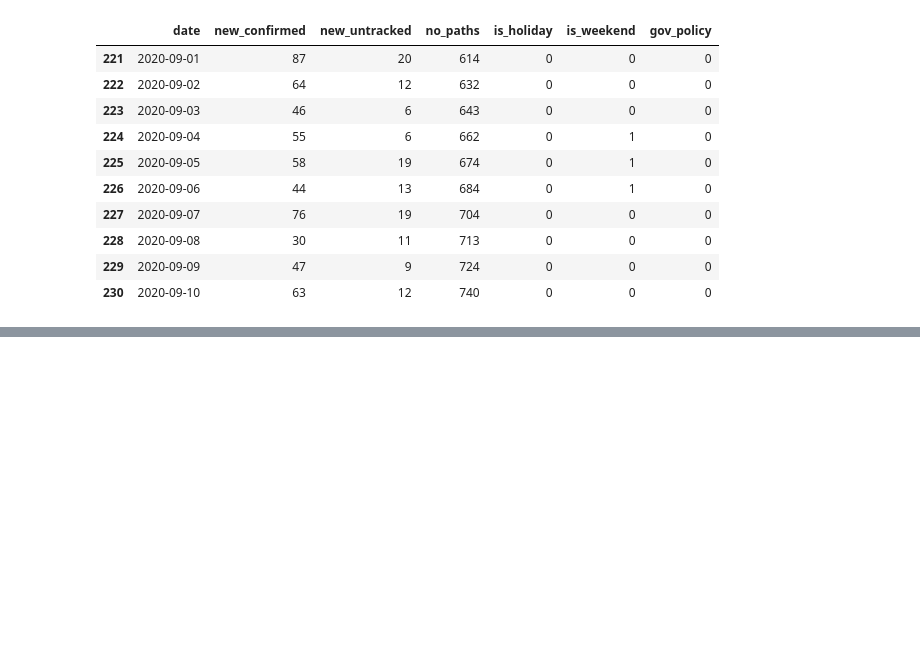
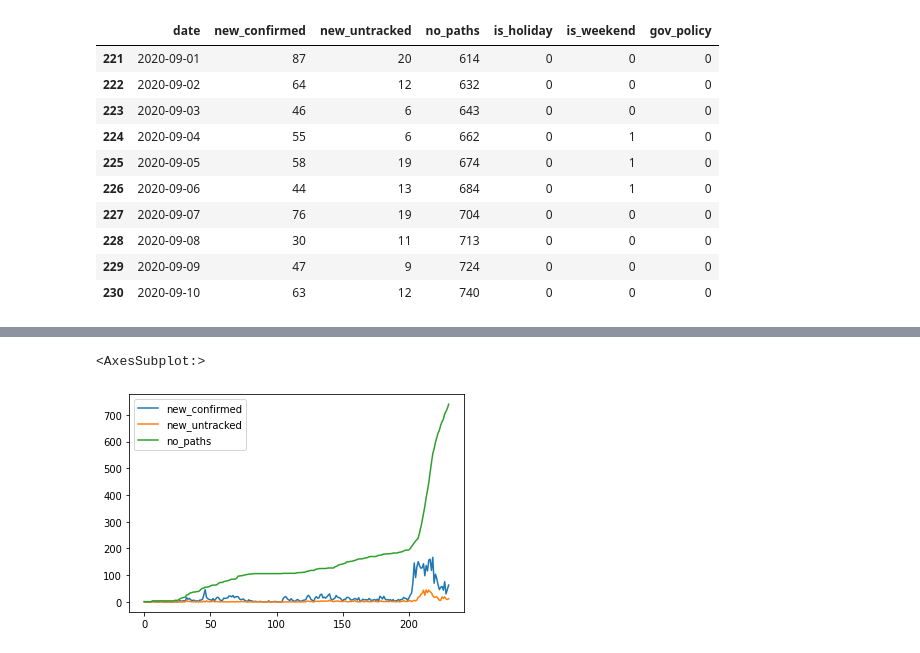
Before and after one commit to snoop2head/covid19_unknown_spread, a Jupyter notebook: wrangle_prediction.ipynb, the cells around one changed output, grey strips where cells are left out. Cells and saved outputs as stored; diff of their text form; code cells hidden in the pictures; blank space fills up the shorter version.

Commit message:
plot path info

```diff
--- a/wrangle_prediction.ipynb
+++ b/wrangle_prediction.ipynb
@@ -510,2 +530,7 @@ df_train[(df_train["date"]<="2020-09-01") & (df_train["date"]>="2020-08-14")]
 # %%
 df_train.to_csv("./dataset_predict/df_train.csv", index=False)
+# %%
+df_train[["new_confirmed", "new_untracked", "no_paths"]].plot()
+# %% [output]
+<AxesSubplot:>
+[figure, added]
```
Also changed, not shown: parts of 4 cells of this notebook.
